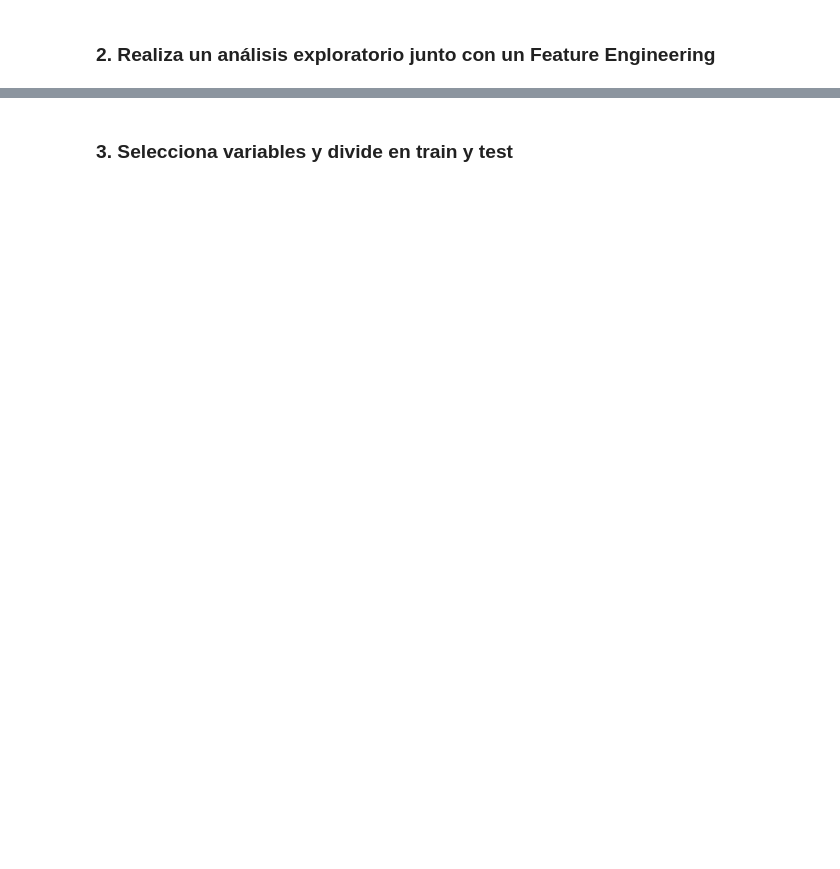
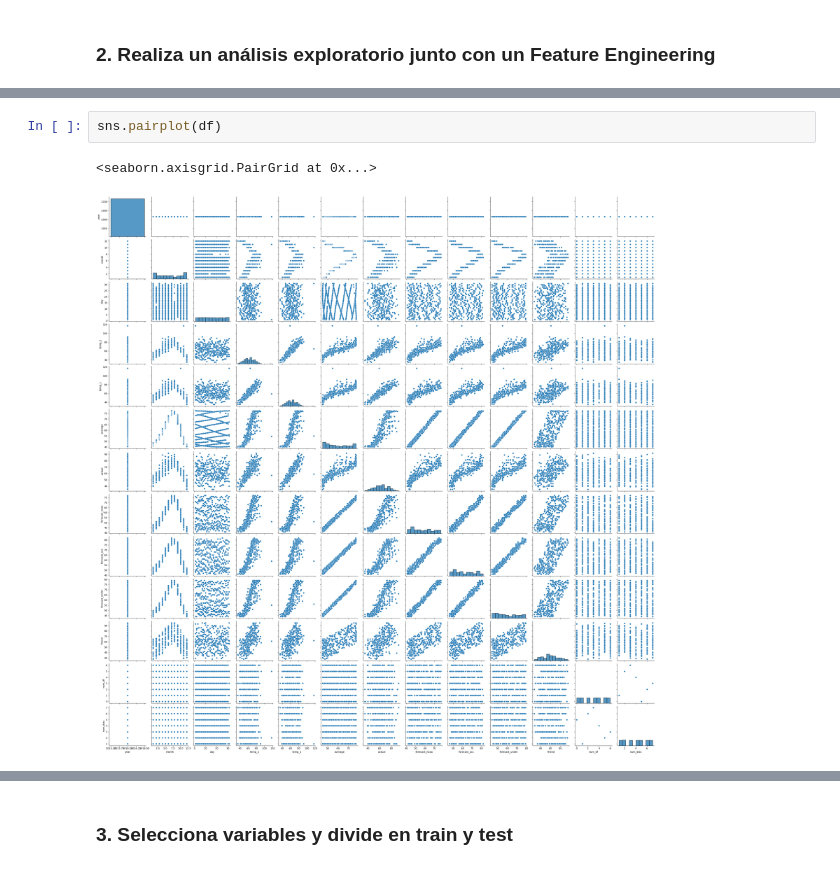
Before and after one commit to diego-dng/1025_DS_VITORIA, a Jupyter notebook: 3-Machine_Learning/1-Supervisado/3-RegorClass/5-Decision_Trees/ejercicio/DTrees_reg_class copy.ipynb, the cells around one changed output, grey strips where cells are left out. Saved outputs shown, nothing was run; the diff lists cells and outputs as text; blank space fills up the shorter version.

```diff
--- a/3-Machine_Learning/1-Supervisado/3-RegorClass/5-Decision_Trees/ejercicio/DTrees_reg_class copy.ipynb
+++ b/3-Machine_Learning/1-Supervisado/3-RegorClass/5-Decision_Trees/ejercicio/DTrees_reg_class copy.ipynb
@@ -19,0 +140,5 @@ Son datos de temperaturas tomados de la ciudad de Seattle. El objetivo es intent
+# %%
+sns.pairplot(df)
+# %% [output]
+<seaborn.axisgrid.PairGrid at 0x...>
+[figure, added]
```
Also changed, not shown: parts of 34 cells of this notebook, 3 other files.
